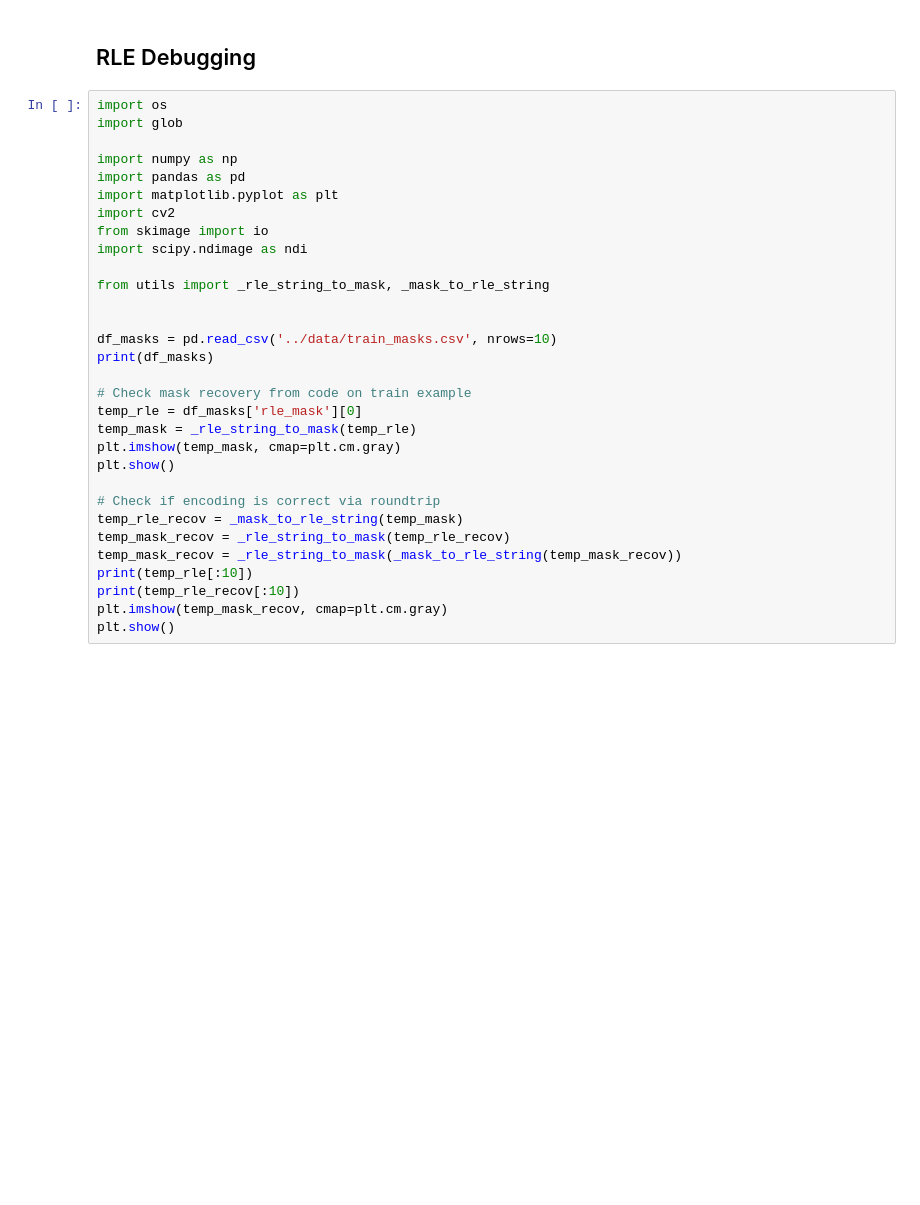
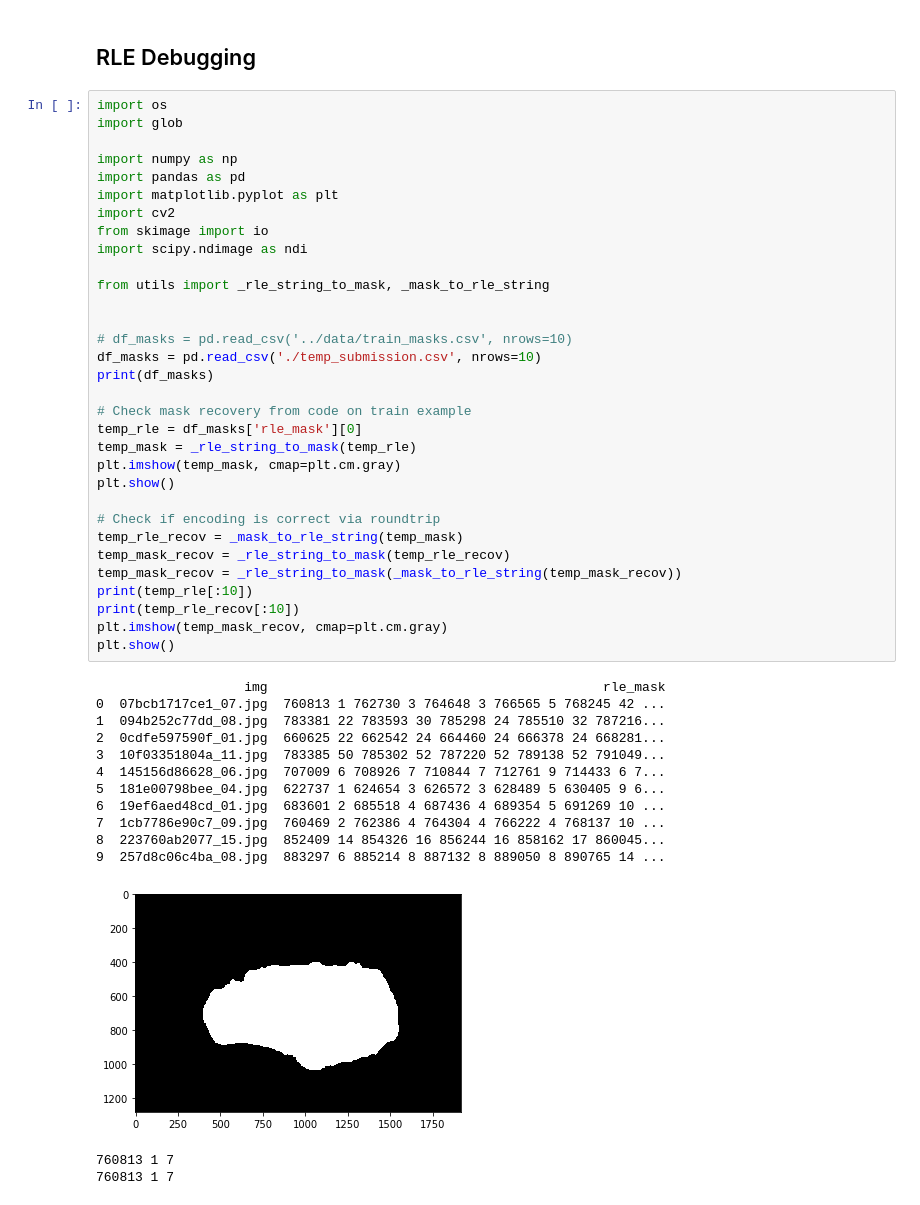
Before and after one commit to soupault/2017_kaggle_carvana, a Jupyter notebook: src/experiments.ipynb, the cells around one changed output. Cells and saved outputs as stored; diff of their text form; blank space fills up the shorter version.

```diff
--- a/src/experiments.ipynb
+++ b/src/experiments.ipynb
@@ -183,31 +270,47 @@ RLE Debugging
 # %%
 import os
 import glob
 
 import numpy as np
 import pandas as pd
 import matplotlib.pyplot as plt
 import cv2
 from skimage import io
 import scipy.ndimage as ndi
 
 from utils import _rle_string_to_mask, _mask_to_rle_string
 
 
-df_masks = pd.read_csv('../data/train_masks.csv', nrows=10)
+# df_masks = pd.read_csv('../data/train_masks.csv', nrows=10)
+df_masks = pd.read_csv('./temp_submission.csv', nrows=10)
 print(df_masks)
 
 # Check mask recovery from code on train example
 temp_rle = df_masks['rle_mask'][0]
 temp_mask = _rle_string_to_mask(temp_rle)
 plt.imshow(temp_mask, cmap=plt.cm.gray)
 plt.show()
 
 # Check if encoding is correct via roundtrip
 temp_rle_recov = _mask_to_rle_string(temp_mask)
 temp_mask_recov = _rle_string_to_mask(temp_rle_recov)
 temp_mask_recov = _rle_string_to_mask(_mask_to_rle_string(temp_mask_recov))
 print(temp_rle[:10])
 print(temp_rle_recov[:10])
 plt.imshow(temp_mask_recov, cmap=plt.cm.gray)
 plt.show()
+# %% [output]
+                   img                                           rle_mask
+0  07bcb1717ce1_07.jpg  760813 1 762730 3 764648 3 766565 5 768245 42 ...
+1  094b252c77dd_08.jpg  783381 22 783593 30 785298 24 785510 32 787216...
+2  0cdfe597590f_01.jpg  660625 22 662542 24 664460 24 666378 24 668281...
+3  10f03351804a_11.jpg  783385 50 785302 52 787220 52 789138 52 791049...
+4  145156d86628_06.jpg  707009 6 708926 7 710844 7 712761 9 714433 6 7...
+5  181e00798bee_04.jpg  622737 1 624654 3 626572 3 628489 5 630405 9 6...
+6  19ef6aed48cd_01.jpg  683601 2 685518 4 687436 4 689354 5 691269 10 ...
+7  1cb7786e90c7_09.jpg  760469 2 762386 4 764304 4 766222 4 768137 10 ...
+8  223760ab2077_15.jpg  852409 14 854326 16 856244 16 858162 17 860045...
+9  257d8c06c4ba_08.jpg  883297 6 885214 8 887132 8 889050 8 890765 14 ...
+[figure, added]
+760813 1 7
+760813 1 7
```
Also changed, not shown: parts of 15 cells of this notebook, 1 other file.
